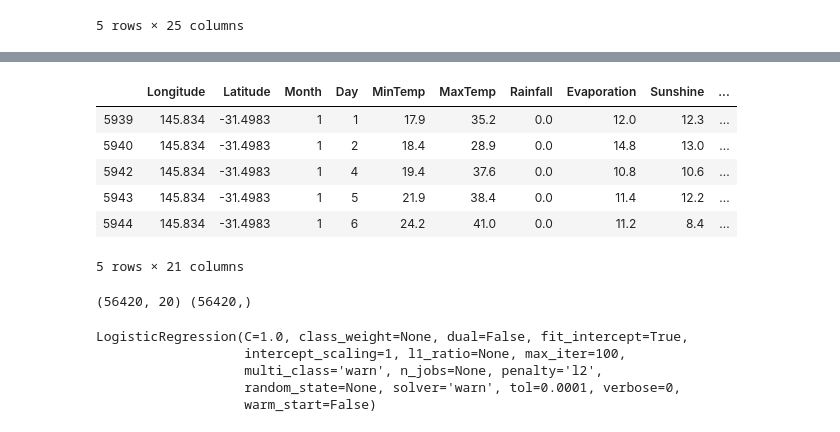
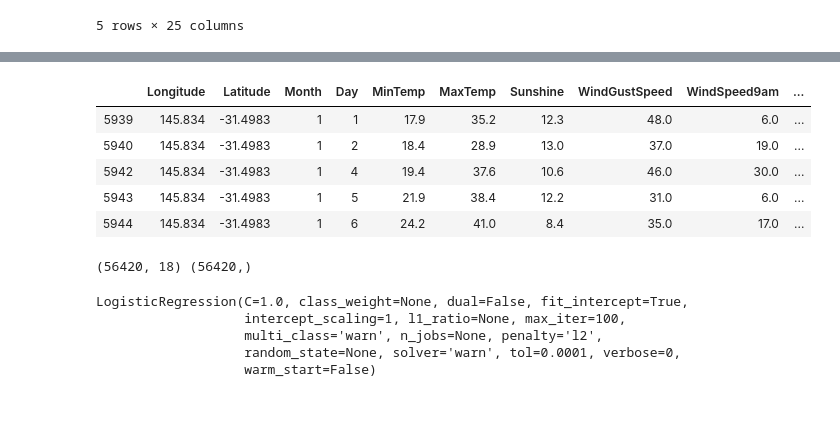
Before and after one commit to gsanalytics/commercial_property_machine_learning, a Jupyter notebook: rainfall_752020.ipynb, the cells around one changed output, grey strips where cells are left out. Drawn from its saved outputs; the diff is of its cells as text; code cells hidden in the pictures.

```diff
--- a/rainfall_752020.ipynb
+++ b/rainfall_752020.ipynb
@@ -252,23 +252,22 @@ Day              56420 non-null int64
 dtypes: float64(17), int64(5), object(3)
 memory usage: 13.7+ MB
 # %%
-rain_tomorrow = working_df4[['Longitude', 'Latitude', 'Month', 'Day','MinTemp', 'MaxTemp', 'Rainfall', 'Evaporation', 'Sunshine',
+rain_tomorrow = working_df4[['Longitude', 'Latitude', 'Month', 'Day','MinTemp', 'MaxTemp',  'Sunshine',
       'WindGustSpeed', 'WindSpeed9am', 'WindSpeed3pm', 'Humidity9am',
        'Humidity3pm', 'Pressure9am', 'Pressure3pm', 'Cloud9am', 'Cloud3pm',
        'Temp9am', 'Temp3pm', 'RainTomorrow']]
-working_df4=working_df4[['Longitude', 'Latitude', 'Month', 'Day','MinTemp', 'MaxTemp', 'Rainfall', 'Evaporation', 'Sunshine',
+working_df4=working_df4[['Longitude', 'Latitude', 'Month', 'Day','MinTemp', 'MaxTemp', 'Sunshine',
       'WindGustSpeed', 'WindSpeed9am', 'WindSpeed3pm', 'Humidity9am',
        'Humidity3pm', 'Pressure9am', 'Pressure3pm', 'Cloud9am', 'Cloud3pm',
        'Temp9am', 'Temp3pm', 'RainToday']]
 working_df4.head()
 # %% [output]
-|  | Longitude | Latitude | Month | Day | MinTemp | MaxTemp | Rainfall | Evaporation | Sunshine | ... |
-| 5939 | 145.834 | -31.4983 | 1 | 1 | 17.9 | 35.2 | 0.0 | 12.0 | 12.3 | ... |
-| 5940 | 145.834 | -31.4983 | 1 | 2 | 18.4 | 28.9 | 0.0 | 14.8 | 13.0 | ... |
-| 5942 | 145.834 | -31.4983 | 1 | 4 | 19.4 | 37.6 | 0.0 | 10.8 | 10.6 | ... |
-| 5943 | 145.834 | -31.4983 | 1 | 5 | 21.9 | 38.4 | 0.0 | 11.4 | 12.2 | ... |
-| 5944 | 145.834 | -31.4983 | 1 | 6 | 24.2 | 41.0 | 0.0 | 11.2 | 8.4 | ... |
+|  | Longitude | Latitude | Month | Day | MinTemp | MaxTemp | Sunshine | WindGustSpeed | WindSpeed9am | ... |
+| 5939 | 145.834 | -31.4983 | 1 | 1 | 17.9 | 35.2 | 12.3 | 48.0 | 6.0 | ... |
+| 5940 | 145.834 | -31.4983 | 1 | 2 | 18.4 | 28.9 | 13.0 | 37.0 | 19.0 | ... |
+| 5942 | 145.834 | -31.4983 | 1 | 4 | 19.4 | 37.6 | 10.6 | 46.0 | 30.0 | ... |
+| 5943 | 145.834 | -31.4983 | 1 | 5 | 21.9 | 38.4 | 12.2 | 31.0 | 6.0 | ... |
+| 5944 | 145.834 | -31.4983 | 1 | 6 | 24.2 | 41.0 | 8.4 | 35.0 | 17.0 | ... |
-5 rows × 21 columns
 # %%
 clean_df=working_df4
 X = clean_df.drop("RainToday", axis=1)
@@ -280,7 +279,7 @@ clean_copy=clean_df
 
 print(X.shape, y.shape)
 # %% [output]
-(56420, 20) (56420,)
+(56420, 18) (56420,)
 # %%
 from sklearn.model_selection import train_test_split
 
```
Also changed, not shown: parts of 5 cells of this notebook.
